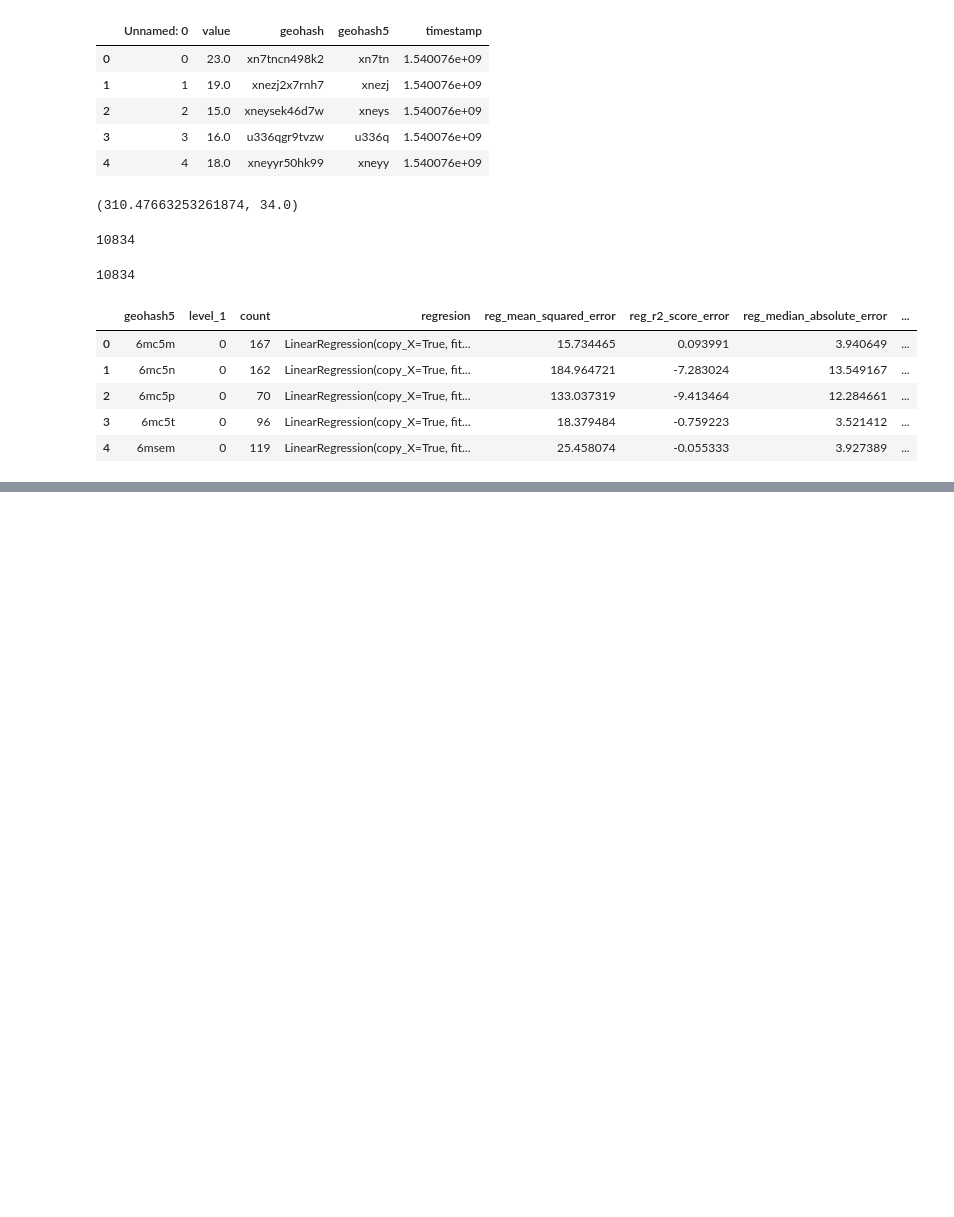
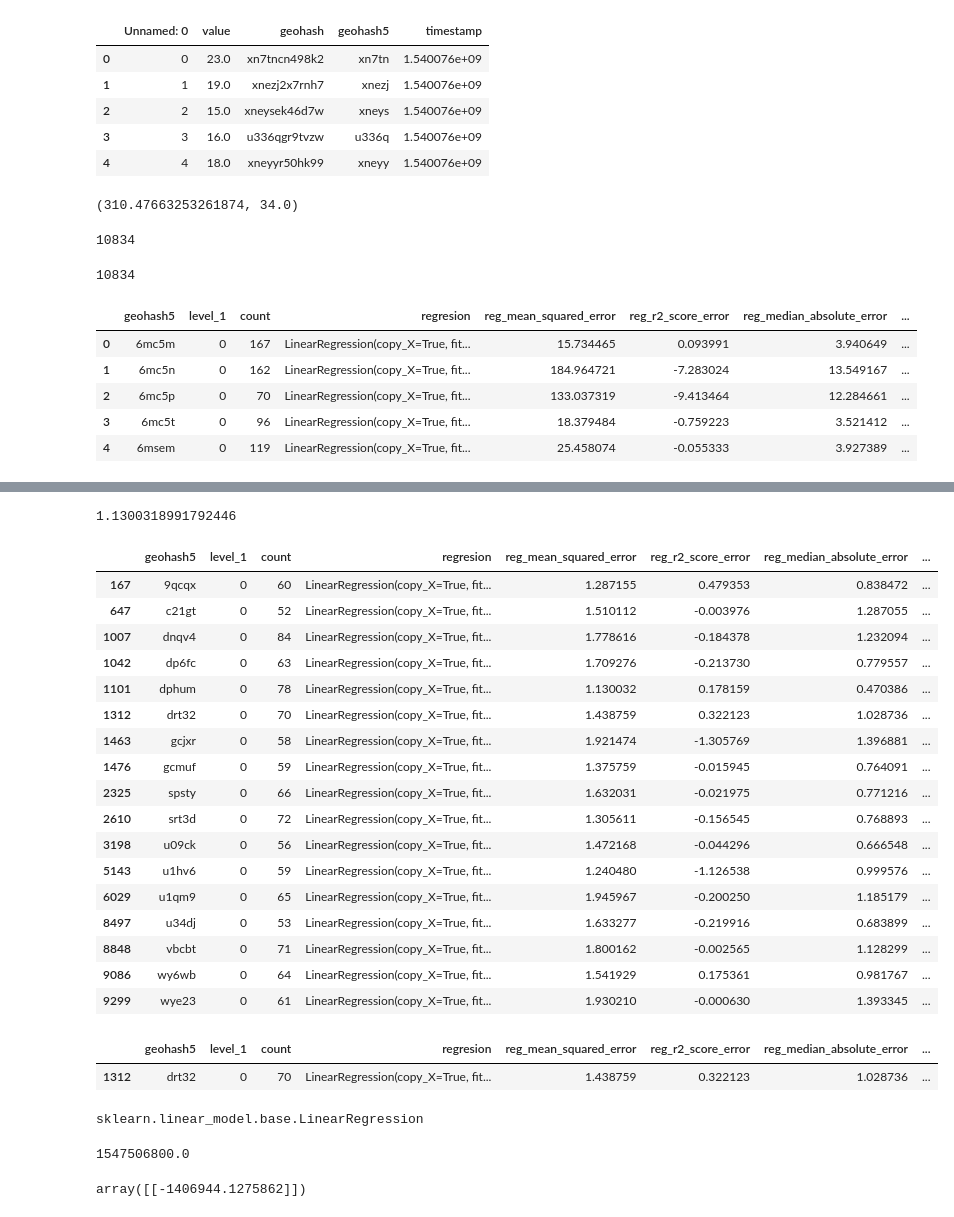
Before and after one commit to PPitson/safecast-data-analysis, a Jupyter notebook: 05-regression-ver2-linear.ipynb, the cells around one changed output, grey strips where cells are left out. Drawn from its saved outputs; the diff is of its cells as text; code cells hidden in the pictures; blank space fills up the shorter version.

Commit message:
added prediction to regression

```diff
--- a/05-regression-ver2-linear.ipynb
+++ b/05-regression-ver2-linear.ipynb
@@ -147,0 +157,36 @@ m_mean_log.save(os.path.join(RESULTS_DIR, "linear_regression_mean_log_errors.htm
+# %%
+df_after_training.reg_mean_squared_error.min()
+# %% [output]
+1.1300318991792446
+# %%
+df_after_training[df_after_training.reg_mean_squared_error <= 2]
+# %% [output]
+|  | geohash5 | level_1 | count | regresion | reg_mean_squared_error | reg_r2_score_error | reg_median_absolute_error | ... |
+| 167 | 9qcqx | 0 | 60 | LinearRegression(copy_X=True, fit... | 1.287155 | 0.479353 | 0.838472 | ... |
+| 647 | c21gt | 0 | 52 | LinearRegression(copy_X=True, fit... | 1.510112 | -0.003976 | 1.287055 | ... |
+| 1007 | dnqv4 | 0 | 84 | LinearRegression(copy_X=True, fit... | 1.778616 | -0.184378 | 1.232094 | ... |
+| 1042 | dp6fc | 0 | 63 | LinearRegression(copy_X=True, fit... | 1.709276 | -0.213730 | 0.779557 | ... |
+| 1101 | dphum | 0 | 78 | LinearRegression(copy_X=True, fit... | 1.130032 | 0.178159 | 0.470386 | ... |
+| 1312 | drt32 | 0 | 70 | LinearRegression(copy_X=True, fit... | 1.438759 | 0.322123 | 1.028736 | ... |
+| 1463 | gcjxr | 0 | 58 | LinearRegression(copy_X=True, fit... | 1.921474 | -1.305769 | 1.396881 | ... |
+| 1476 | gcmuf | 0 | 59 | LinearRegression(copy_X=True, fit... | 1.375759 | -0.015945 | 0.764091 | ... |
+| 2325 | spsty | 0 | 66 | LinearRegression(copy_X=True, fit... | 1.632031 | -0.021975 | 0.771216 | ... |
+| 2610 | srt3d | 0 | 72 | LinearRegression(copy_X=True, fit... | 1.305611 | -0.156545 | 0.768893 | ... |
+| 3198 | u09ck | 0 | 56 | LinearRegression(copy_X=True, fit... | 1.472168 | -0.044296 | 0.666548 | ... |
+| 5143 | u1hv6 | 0 | 59 | LinearRegression(copy_X=True, fit... | 1.240480 | -1.126538 | 0.999576 | ... |
+| 6029 | u1qm9 | 0 | 65 | LinearRegression(copy_X=True, fit... | 1.945967 | -0.200250 | 1.185179 | ... |
+| 8497 | u34dj | 0 | 53 | LinearRegression(copy_X=True, fit... | 1.633277 | -0.219916 | 0.683899 | ... |
+| 8848 | vbcbt | 0 | 71 | LinearRegression(copy_X=True, fit... | 1.800162 | -0.002565 | 1.128299 | ... |
+| 9086 | wy6wb | 0 | 64 | LinearRegression(copy_X=True, fit... | 1.541929 | 0.175361 | 0.981767 | ... |
+| 9299 | wye23 | 0 | 61 | LinearRegression(copy_X=True, fit... | 1.930210 | -0.000630 | 1.393345 | ... |
+# %%
+single_regression = df_after_training[df_after_training.geohash5 == 'drt32']
+single_regression
+# %% [output]
+|  | geohash5 | level_1 | count | regresion | reg_mean_squared_error | reg_r2_score_error | reg_median_absolute_error | ... |
+| 1312 | drt32 | 0 | 70 | LinearRegression(copy_X=True, fit... | 1.438759 | 0.322123 | 1.028736 | ... |
+# %%
+single_regression = df_after_training[df_after_training.geohash5 == 'drt32'].iloc[0]['regresion']
+type(single_regression)
+# %% [output]
+sklearn.linear_model.base.LinearRegression
@@ -147,0 +196,8 @@ m_mean_log.save(os.path.join(RESULTS_DIR, "linear_regression_mean_log_errors.htm
+# %%
+get_timestamp('2019-01-15 00:00:00')
+# %% [output]
+1547506800.0
+# %%
+single_regression.predict([[get_timestamp('2019-01-15 00:00:00')]])
+# %% [output]
+array([[-1406944.1275862]])
```
Also changed, not shown: parts of 2 cells of this notebook, 1 other file.
